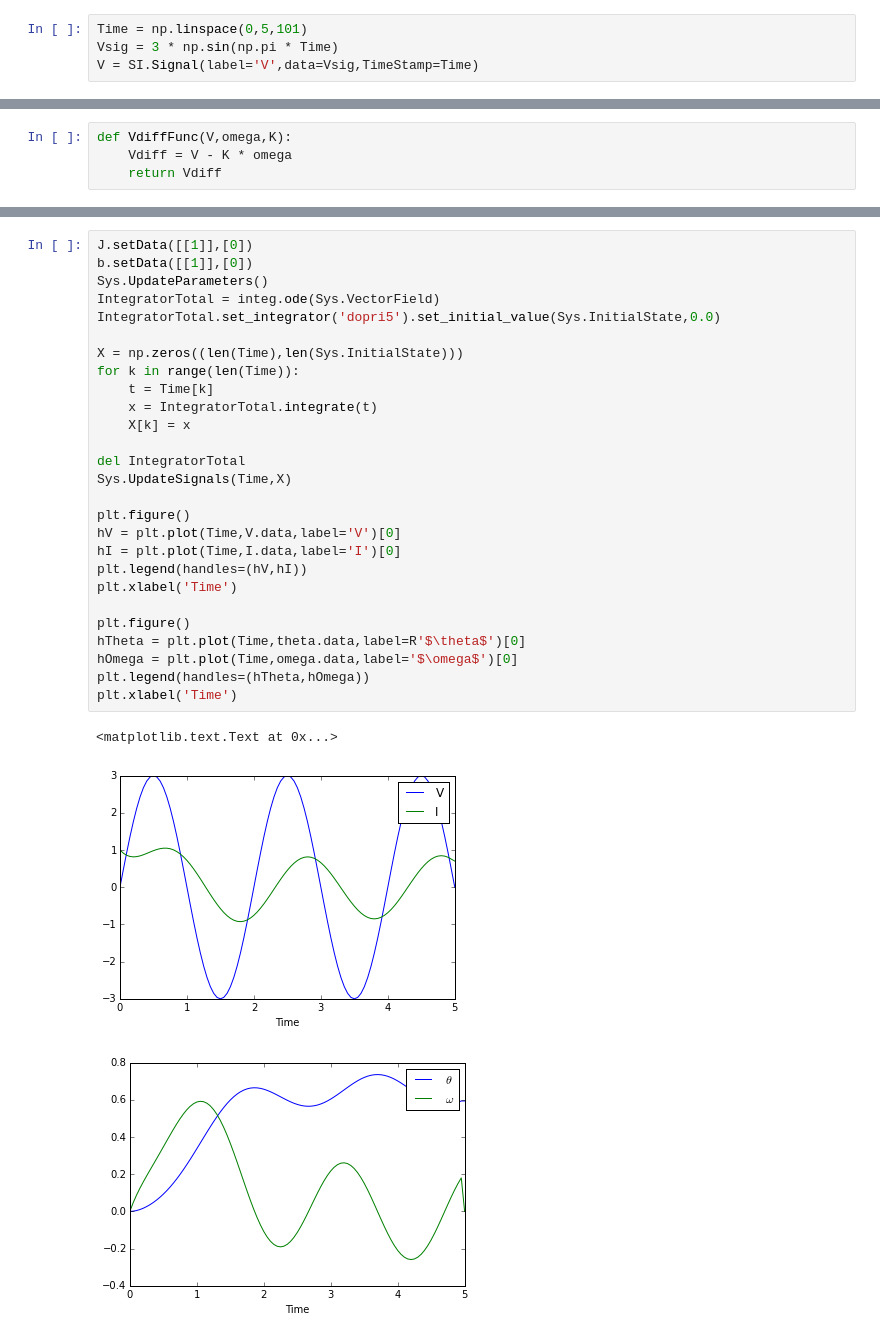
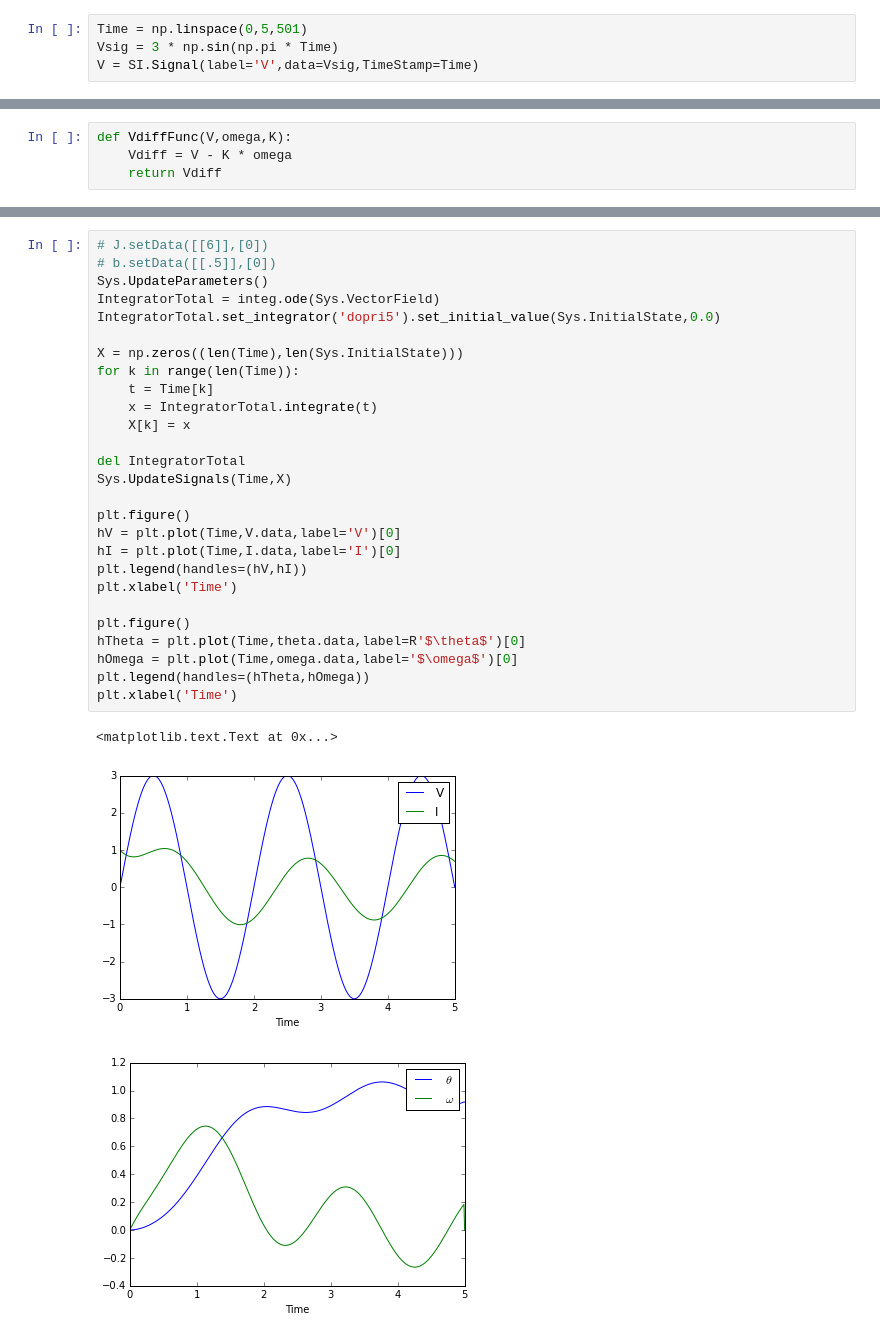
Before and after one commit to HRClab/SimInterface, a Jupyter notebook: dcMotor.ipynb, the cells around one changed output, grey strips where cells are left out. Cells and saved outputs as stored; diff of their text form.

```diff
--- a/dcMotor.ipynb
+++ b/dcMotor.ipynb
@@ -50,7 +50,7 @@ The voltage, $V$ is an exogenous input signal. We will take it to be a sinusoid
 
 To define a `Signal`, we enter both the `data`, as well as time-stamps for the data. This is so that we know what time $V(t)$ takes a particular value.
 # %%
-Time = np.linspace(0,5,101)
+Time = np.linspace(0,5,501)
 Vsig = 3 * np.sin(np.pi * Time)
 V = SI.Signal(label='V',data=Vsig,TimeStamp=Time)
 # %% [markdown]
@@ -220,33 +220,33 @@ Sys.graph
 # %% [output]
 [drawing not drawn]
 # %%
-J.setData([[1]],[0])
-b.setData([[1]],[0])
+# J.setData([[6]],[0])
+# b.setData([[.5]],[0])
 Sys.UpdateParameters()
 IntegratorTotal = integ.ode(Sys.VectorField)
 IntegratorTotal.set_integrator('dopri5').set_initial_value(Sys.InitialState,0.0)
 
 X = np.zeros((len(Time),len(Sys.InitialState)))
 for k in range(len(Time)):
     t = Time[k]
     x = IntegratorTotal.integrate(t)
     X[k] = x
 
 del IntegratorTotal
 Sys.UpdateSignals(Time,X)
 
 plt.figure()
 hV = plt.plot(Time,V.data,label='V')[0]
 hI = plt.plot(Time,I.data,label='I')[0]
 plt.legend(handles=(hV,hI))
 plt.xlabel('Time')
 
 plt.figure()
 hTheta = plt.plot(Time,theta.data,label=R'$\theta$')[0]
 hOmega = plt.plot(Time,omega.data,label='$\omega$')[0]
 plt.legend(handles=(hTheta,hOmega))
 plt.xlabel('Time')
 # %% [output]
 <matplotlib.text.Text at 0x...>
-[figure, old version]
+[figure, new version]
-[figure, old version]
+[figure, new version]
```
Also changed, not shown: parts of 3 cells of this notebook, 1 other file.
